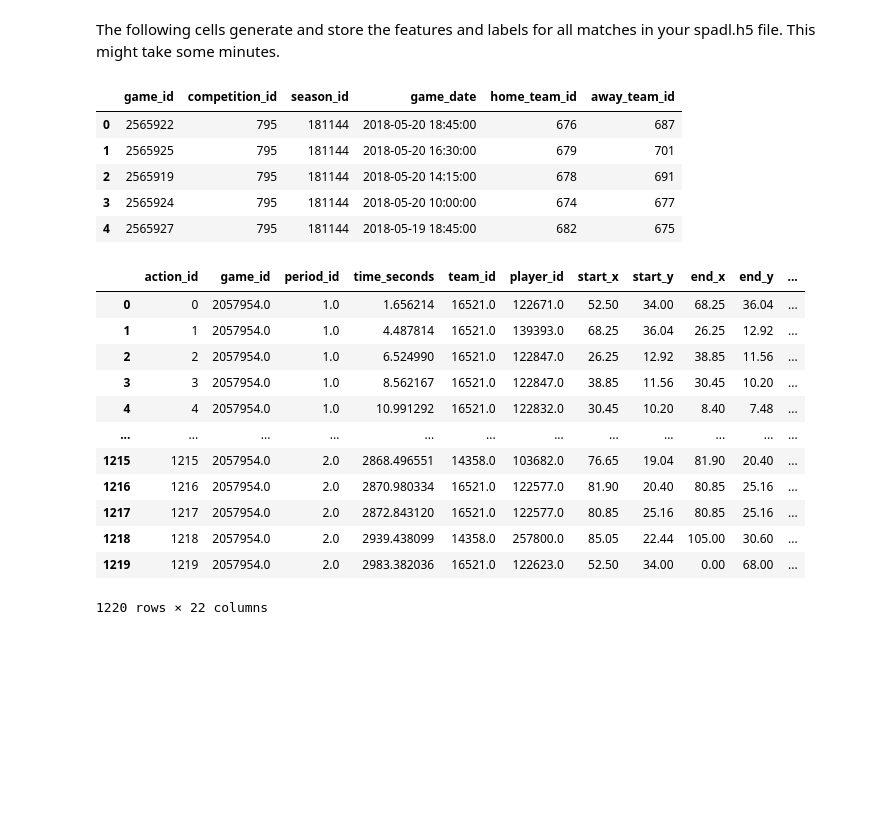
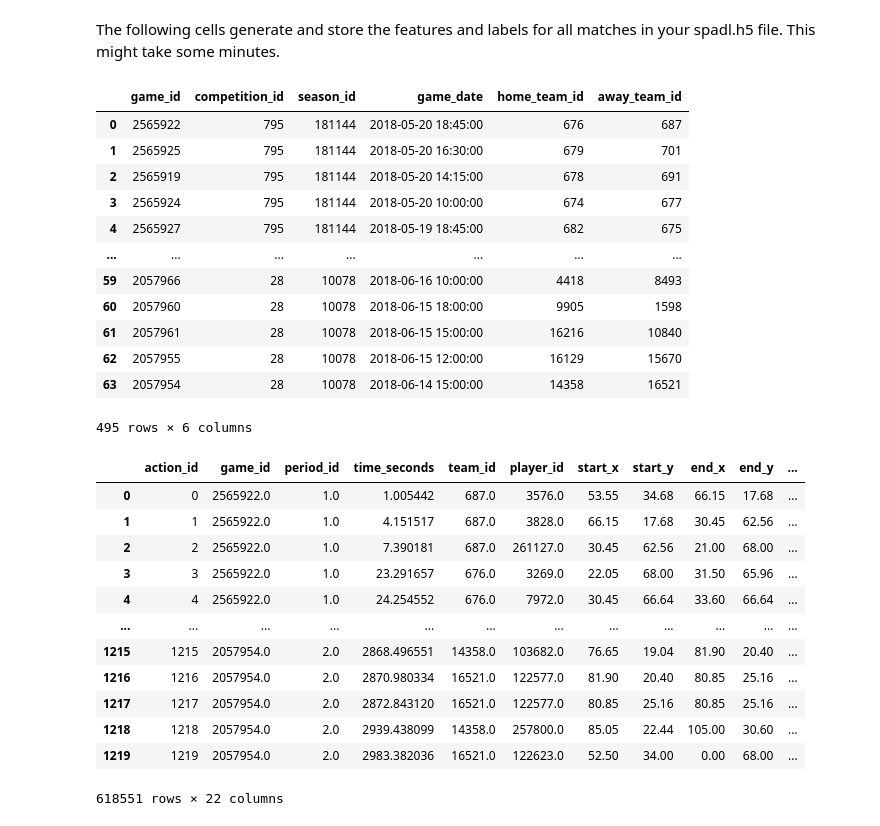
Before and after one commit to IndraTheZeus/Data_Analytics_Lab, a Jupyter notebook: tutorial2_generate_features.ipynb, the cells around one changed output. Drawn from its saved outputs; the diff is of its cells as text; code cells hidden in the pictures; blank space fills up the shorter version.

```diff
--- a/tutorial2_generate_features.ipynb
+++ b/tutorial2_generate_features.ipynb
@@ -662,14 +662,21 @@ The following cells generate and store the features and labels for all matches i
 # %%
 df_games = pd.read_hdf('/content/drive/MyDrive/spadl.h5', key='games')
 # %%
-df_games.head()
+df_games
 # %% [output]
 |  | game_id | competition_id | season_id | game_date | home_team_id | away_team_id |
 | 0 | 2565922 | 795 | 181144 | 2018-05-20 18:45:00 | 676 | 687 |
 | 1 | 2565925 | 795 | 181144 | 2018-05-20 16:30:00 | 679 | 701 |
 | 2 | 2565919 | 795 | 181144 | 2018-05-20 14:15:00 | 678 | 691 |
 | 3 | 2565924 | 795 | 181144 | 2018-05-20 10:00:00 | 674 | 677 |
 | 4 | 2565927 | 795 | 181144 | 2018-05-19 18:45:00 | 682 | 675 |
+| ... | ... | ... | ... | ... | ... | ... |
+| 59 | 2057966 | 28 | 10078 | 2018-06-16 10:00:00 | 4418 | 8493 |
+| 60 | 2057960 | 28 | 10078 | 2018-06-15 18:00:00 | 9905 | 1598 |
+| 61 | 2057961 | 28 | 10078 | 2018-06-15 15:00:00 | 16216 | 10840 |
+| 62 | 2057955 | 28 | 10078 | 2018-06-15 12:00:00 | 16129 | 15670 |
+| 63 | 2057954 | 28 | 10078 | 2018-06-14 15:00:00 | 14358 | 16521 |
+495 rows × 6 columns
 # %%
 for _, game in tqdm(df_games.iterrows(), total=len(df_games)):
     game_id = game['game_id']
@@ -695,16 +738,17 @@ for _, game in tqdm(df_games.iterrows(), total=len(df_games)):
 # %%
+df_actions = df_all_actions
 df_actions
 # %% [output]
 |  | action_id | game_id | period_id | time_seconds | team_id | player_id | start_x | start_y | end_x | end_y | ... |
-| 0 | 0 | 2057954.0 | 1.0 | 1.656214 | 16521.0 | 122671.0 | 52.50 | 34.00 | 68.25 | 36.04 | ... |
-| 1 | 1 | 2057954.0 | 1.0 | 4.487814 | 16521.0 | 139393.0 | 68.25 | 36.04 | 26.25 | 12.92 | ... |
-| 2 | 2 | 2057954.0 | 1.0 | 6.524990 | 16521.0 | 122847.0 | 26.25 | 12.92 | 38.85 | 11.56 | ... |
-| 3 | 3 | 2057954.0 | 1.0 | 8.562167 | 16521.0 | 122847.0 | 38.85 | 11.56 | 30.45 | 10.20 | ... |
-| 4 | 4 | 2057954.0 | 1.0 | 10.991292 | 16521.0 | 122832.0 | 30.45 | 10.20 | 8.40 | 7.48 | ... |
+| 0 | 0 | 2565922.0 | 1.0 | 1.005442 | 687.0 | 3576.0 | 53.55 | 34.68 | 66.15 | 17.68 | ... |
+| 1 | 1 | 2565922.0 | 1.0 | 4.151517 | 687.0 | 3828.0 | 66.15 | 17.68 | 30.45 | 62.56 | ... |
+| 2 | 2 | 2565922.0 | 1.0 | 7.390181 | 687.0 | 261127.0 | 30.45 | 62.56 | 21.00 | 68.00 | ... |
+| 3 | 3 | 2565922.0 | 1.0 | 23.291657 | 676.0 | 3269.0 | 22.05 | 68.00 | 31.50 | 65.96 | ... |
+| 4 | 4 | 2565922.0 | 1.0 | 24.254552 | 676.0 | 7972.0 | 30.45 | 66.64 | 33.60 | 66.64 | ... |
 | ... | ... | ... | ... | ... | ... | ... | ... | ... | ... | ... | ... |
 | 1215 | 1215 | 2057954.0 | 2.0 | 2868.496551 | 14358.0 | 103682.0 | 76.65 | 19.04 | 81.90 | 20.40 | ... |
 | 1216 | 1216 | 2057954.0 | 2.0 | 2870.980334 | 16521.0 | 122577.0 | 81.90 | 20.40 | 80.85 | 25.16 | ... |
 | 1217 | 1217 | 2057954.0 | 2.0 | 2872.843120 | 16521.0 | 122577.0 | 80.85 | 25.16 | 80.85 | 25.16 | ... |
 | 1218 | 1218 | 2057954.0 | 2.0 | 2939.438099 | 14358.0 | 257800.0 | 85.05 | 22.44 | 105.00 | 30.60 | ... |
 | 1219 | 1219 | 2057954.0 | 2.0 | 2983.382036 | 16521.0 | 122623.0 | 52.50 | 34.00 | 0.00 | 68.00 | ... |
-1220 rows × 22 columns
+618551 rows × 22 columns
```
Also changed, not shown: parts of 12 cells of this notebook, 1 other file.
